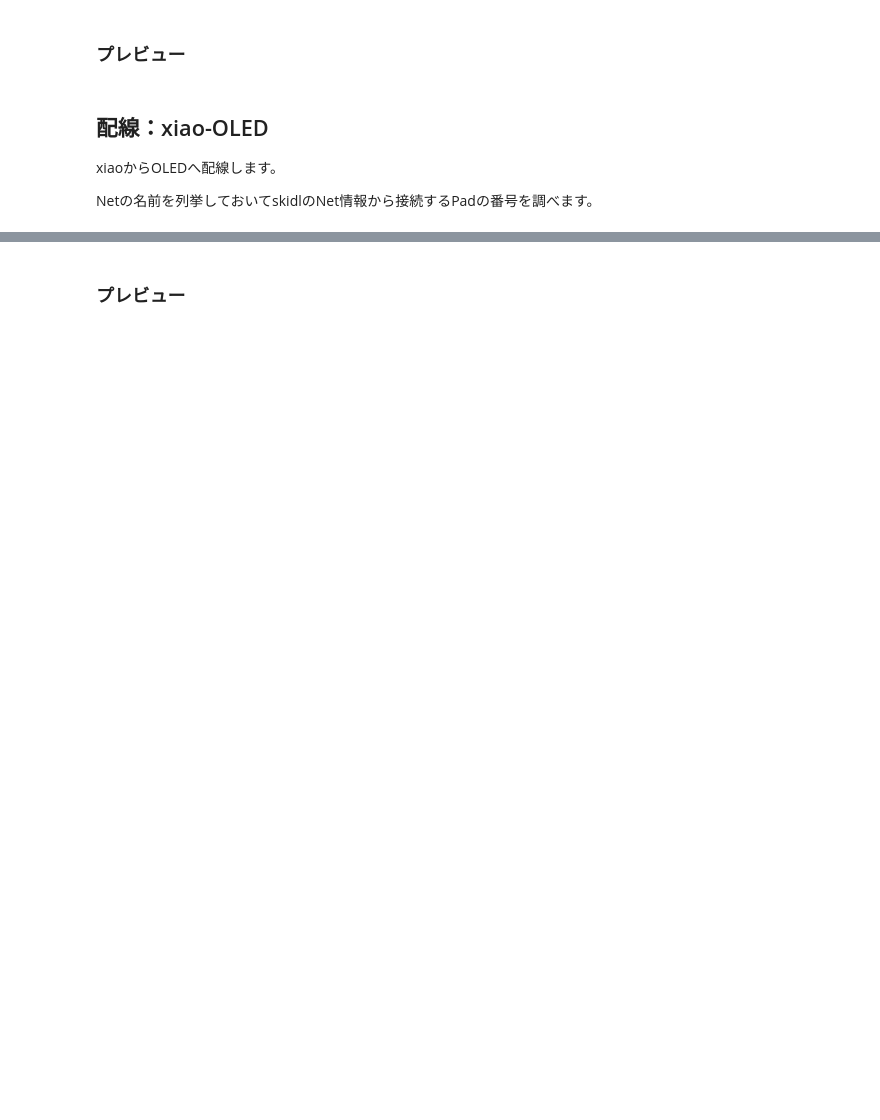
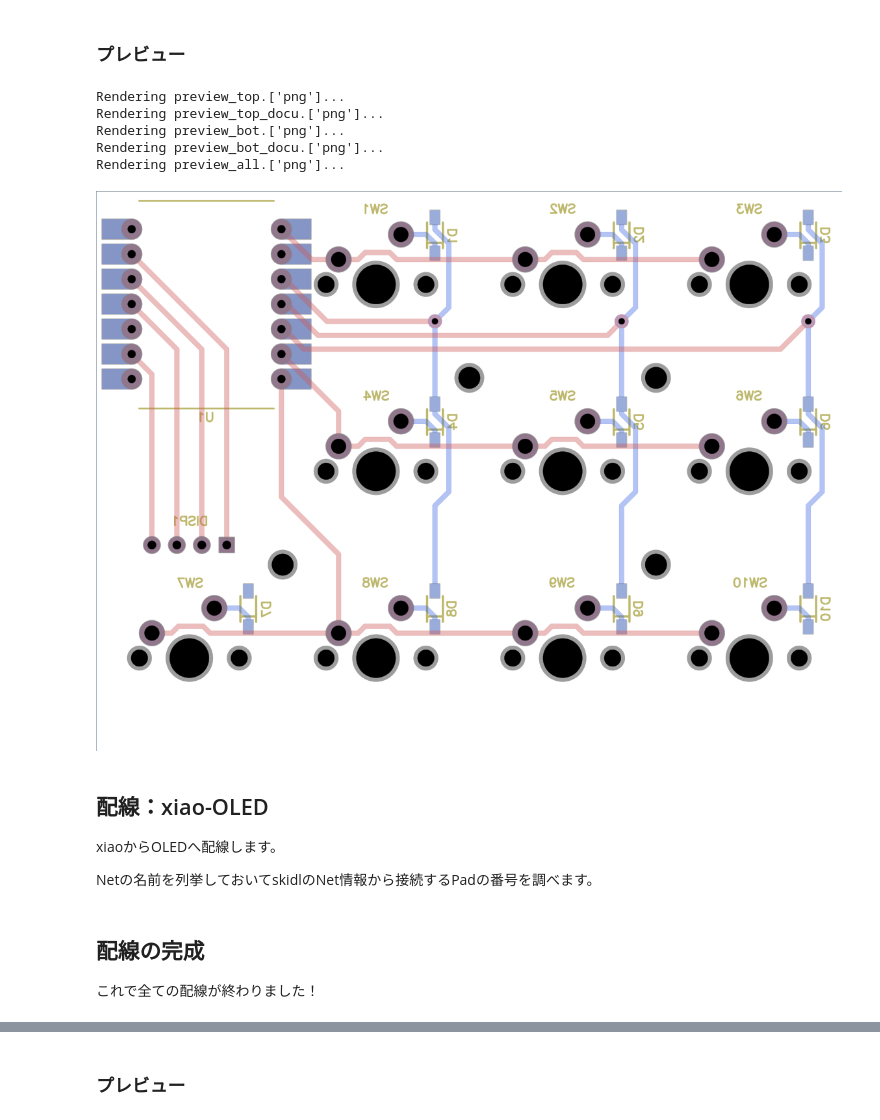
Before and after one commit to hsgw/keyboard-made-by-python, a Jupyter notebook: notebook/jp/pcb.ipynb, the cells around one changed output, grey strips where cells are left out. Drawn from its saved outputs; the diff is of its cells as text; code cells hidden in the pictures; blank space fills up the shorter version.

```diff
--- a/notebook/jp/pcb.ipynb
+++ b/notebook/jp/pcb.ipynb
@@ -395,5 +526,22 @@ viaCol[3].set_layer(LAYER_TOP).w("f 4 l 45 f 48.5 l 45").align_meet(
 # %% [markdown]
 ### プレビュー
+# %%
+from IPython.display import Image
+
+# 現在のboardをpngファイルとして書き出す
+board.save_png("kbd_python", subdir="pcb_png")
+
+# 表示
+Image("pcb_png/kbd_python_preview_all.png")
+# Image("pcb_png/kbd_python_preview_top.png")
+# Image("pcb_png/kbd_python_preview_bot.png")
+# %% [output]
+Rendering preview_top.['png']...
+Rendering preview_top_docu.['png']...
+Rendering preview_bot.['png']...
+Rendering preview_bot_docu.['png']...
+Rendering preview_all.['png']...
+[figure, added]
 # %% [markdown]
 ## 配線：xiao-OLED
 xiaoからOLEDへ配線します。
@@ -406,6 +554,9 @@ oledRef = "DISP1"
 for net in ["GND", "3.3V", "SCL", "SDA"]:
   oledPin = board.get_part(oledRef).pads[get_pin_number_from_net(net, oledRef)]
   xiao_pads(net).set_layer(LAYER_TOP).left(135).align_meet(oledPin, "y")
+# %% [markdown]
+## 配線の完成
+これで全ての配線が終わりました！
 # %%
 from IPython.display import Image
 
```
Also changed, not shown: parts of 29 cells of this notebook.
